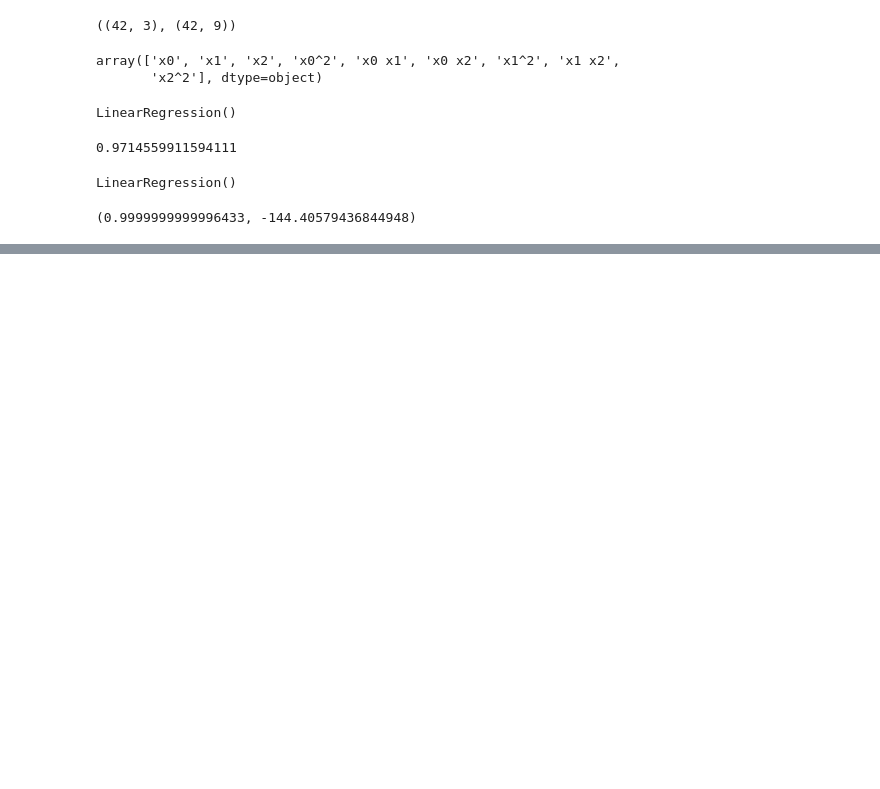
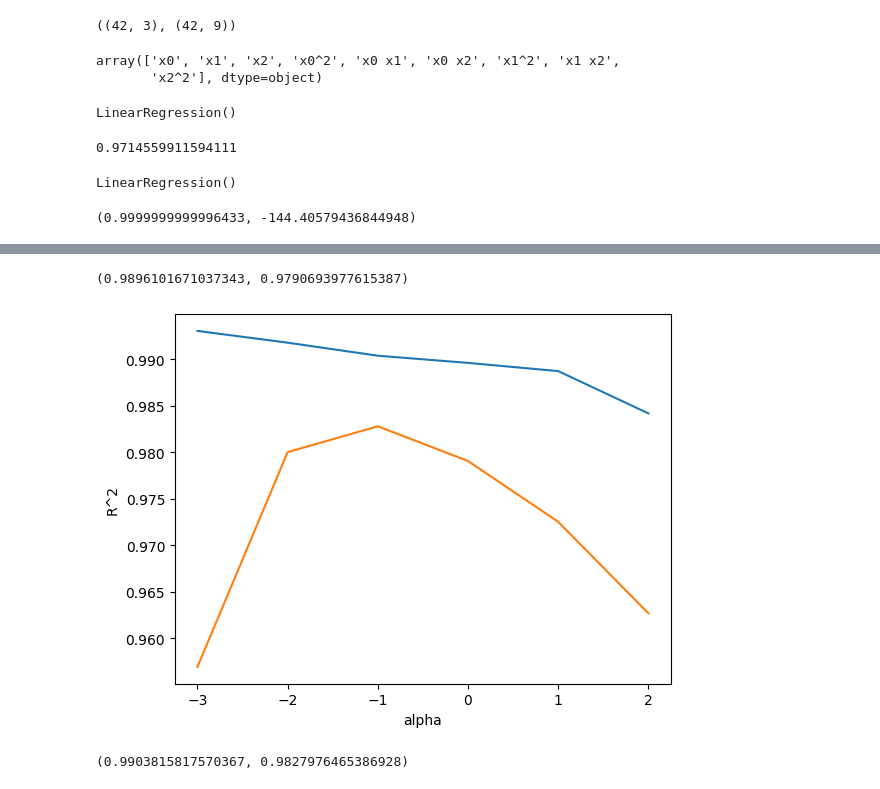
Before and after one commit to leekyuyoung20230313/pythone, a Jupyter notebook: 머신러닝/머신러닝6.ipynb, the cells around one changed output, grey strips where cells are left out. Saved outputs shown, nothing was run; the diff lists cells and outputs as text; code cells hidden in the pictures; blank space fills up the shorter version.

```diff
--- a/머신러닝/머신러닝6.ipynb
+++ b/머신러닝/머신러닝6.ipynb
@@ -218,0 +227,37 @@ lr.score(x_train_poly5,y_train), lr.score(x_test_poly5,y_test)
+# %%
+# 표준화
+from sklearn.preprocessing import StandardScaler
+ss = StandardScaler()
+ss.fit(x_train_poly5)
+x_train_poly5_scaled = ss.transform(x_train_poly5)
+x_test_poly5_scaled = ss.transform(x_test_poly5)
+# %%
+# 리지 회귀
+from sklearn.linear_model import Ridge
+rd = Ridge()
+rd.fit(x_train_poly5_scaled,y_train)
+rd.score(x_train_poly5_scaled,y_train), rd.score(x_test_poly5_scaled,y_test)
+# %% [output]
+(0.9896101671037343, 0.9790693977615387)
+# %%
+# 적절한 규제 강도 찾기 - 알파값을 조정 : 수치를조정함으로 인해서 성능향샹을 도모하는 것을 하이퍼 파라메터 튜닝
+alpha_list = [0.001,0.01,0.1,1,10,100]
+train_score, test_score = [],[]
+for alpha in alpha_list:
+  rd = Ridge(alpha=alpha)
+  rd.fit(x_train_poly5_scaled,y_train)
+  train_score.append(rd.score(x_train_poly5_scaled,y_train))
+  test_score.append(rd.score(x_test_poly5_scaled,y_test))
+plt.plot(np.log10(alpha_list),train_score)
+plt.plot(np.log10(alpha_list),test_score)
+plt.xlabel('alpha')
+plt.ylabel('R^2')
+plt.show()
+# %% [output]
+[figure, added]
+# %%
+rd = Ridge(alpha=0.1)
+rd.fit(x_train_poly5_scaled,y_train)
+rd.score(x_train_poly5_scaled,y_train), rd.score(x_test_poly5_scaled,y_test)
+# %% [output]
+(0.9903815817570367, 0.9827976465386928)
```
Also changed, not shown: parts of 4 cells of this notebook.
